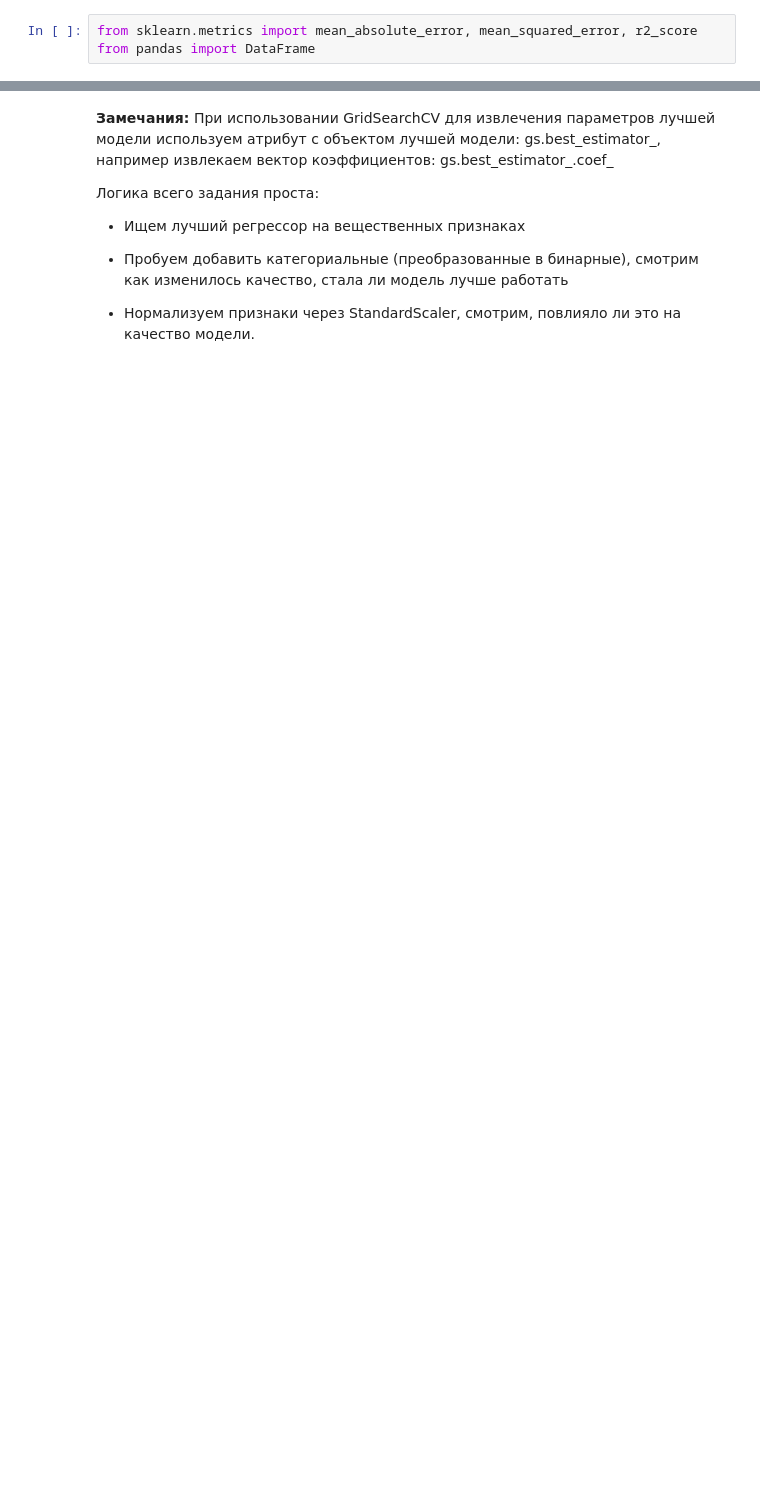
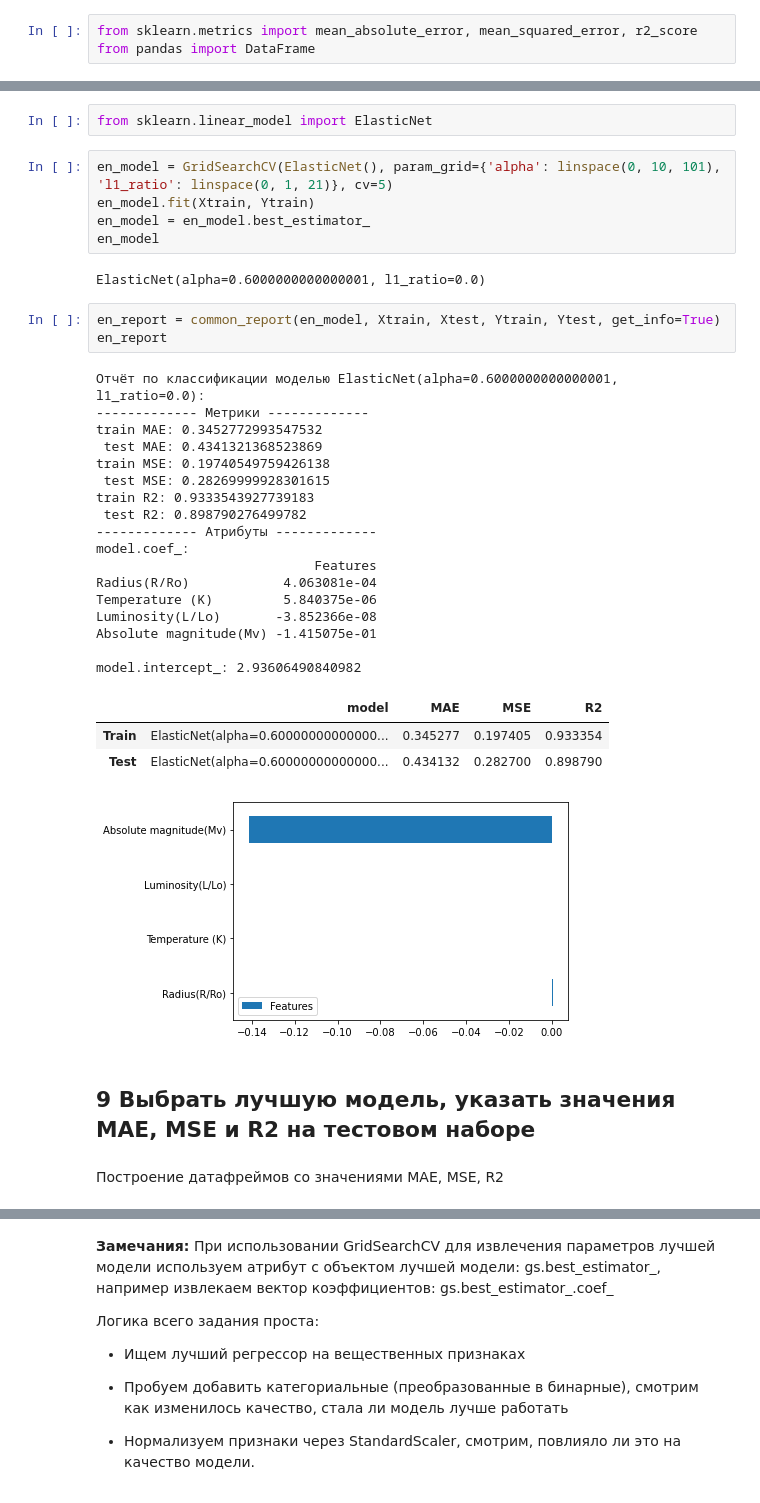
Before and after one commit to DiBoS290699/DataAnalysisTools, a Jupyter notebook: Lab6_Linear_models/lab_6_linear_models_6133_Borisov.ipynb, the cells around one changed output, grey strips where cells are left out. Cells and saved outputs as stored; diff of their text form; blank space fills up the shorter version.

```diff
--- a/Lab6_Linear_models/lab_6_linear_models_6133_Borisov.ipynb
+++ b/Lab6_Linear_models/lab_6_linear_models_6133_Borisov.ipynb
@@ -221,0 +290,38 @@ model.intercept_: 2.9571203995655173
+# %%
+from sklearn.linear_model import ElasticNet
+# %%
+en_model = GridSearchCV(ElasticNet(), param_grid={'alpha': linspace(0, 10, 101), 'l1_ratio': linspace(0, 1, 21)}, cv=5)
+en_model.fit(Xtrain, Ytrain)
+en_model = en_model.best_estimator_
+en_model
+# %% [output]
+ElasticNet(alpha=0.6000000000000001, l1_ratio=0.0)
+# %%
+en_report = common_report(en_model, Xtrain, Xtest, Ytrain, Ytest, get_info=True)
+en_report
+# %% [output]
+Отчёт по классификации моделью ElasticNet(alpha=0.6000000000000001, l1_ratio=0.0):
+------------- Метрики -------------
+train MAE: 0.3452772993547532
+ test MAE: 0.4341321368523869
+train MSE: 0.19740549759426138
+ test MSE: 0.28269999928301615
+train R2: 0.9333543927739183
+ test R2: 0.898790276499782
+------------- Атрибуты -------------
+model.coef_:
+                            Features
+Radius(R/Ro)            4.063081e-04
+Temperature (K)         5.840375e-06
+Luminosity(L/Lo)       -3.852366e-08
+Absolute magnitude(Mv) -1.415075e-01
+
+model.intercept_: 2.93606490840982
+|  | model | MAE | MSE | R2 |
+| Train | ElasticNet(alpha=0.60000000000000... | 0.345277 | 0.197405 | 0.933354 |
+| Test | ElasticNet(alpha=0.60000000000000... | 0.434132 | 0.282700 | 0.898790 |
+[figure, added]
+# %% [markdown]
+## 9 Выбрать лучшую модель, указать значения MAE, MSE и R2 на тестовом наборе
+# %% [markdown]
+Построение датафреймов со значениями MAE, MSE, R2
```
Also changed, not shown: parts of 61 cells of this notebook.
